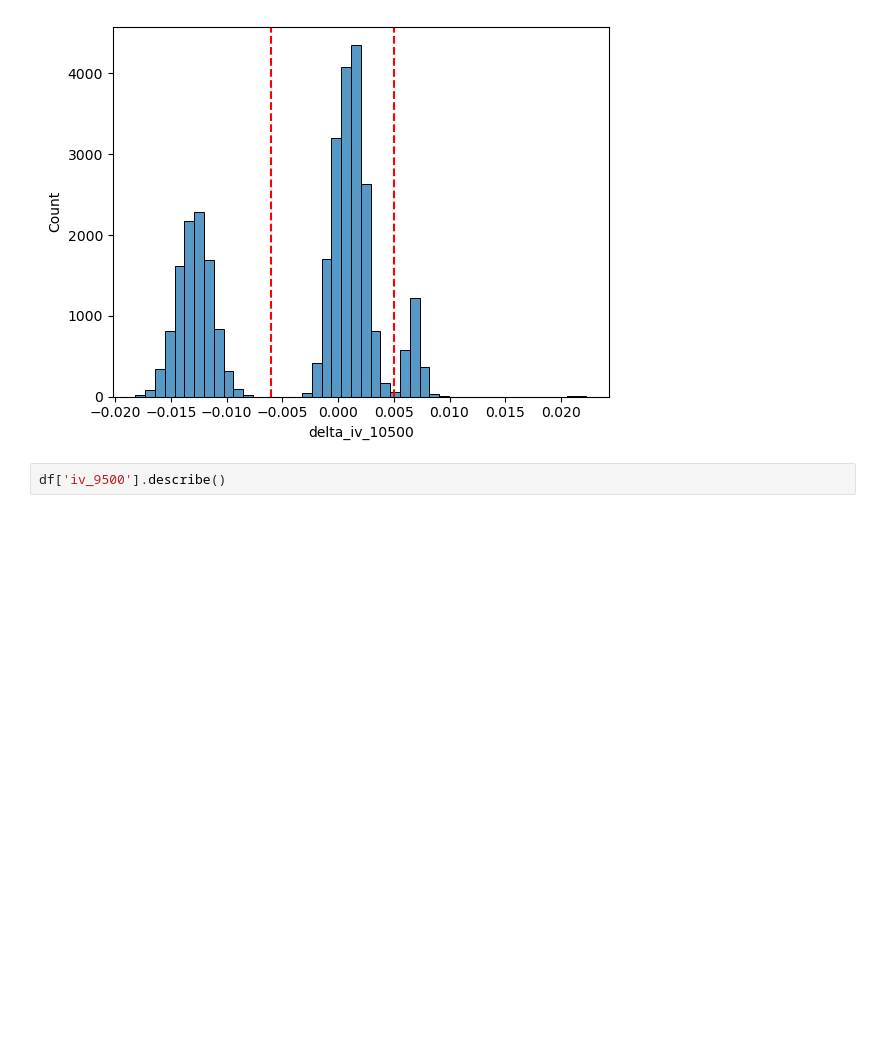
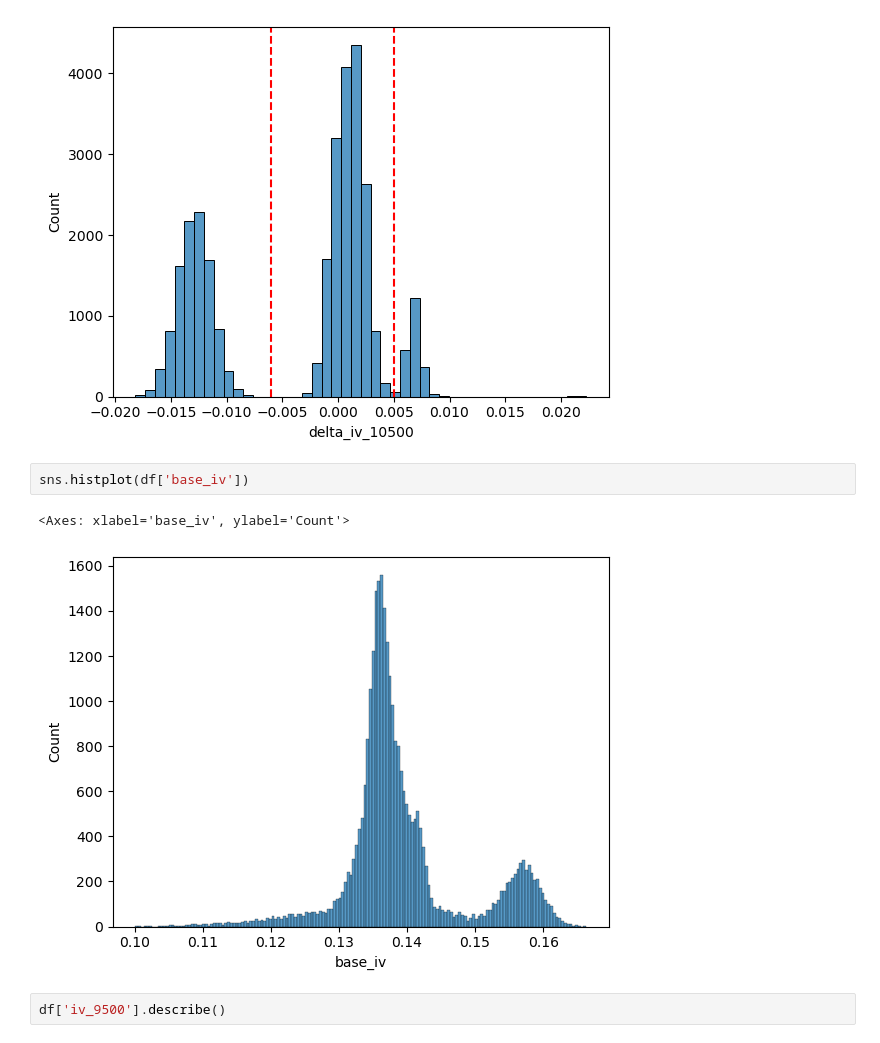
Before and after one commit to IMC-Prosperity-Granite-Flow/IMC_Prosperity3_GraniteFlow, a Jupyter notebook: src/analysis/round3/main.ipynb, the cells around one changed output. Drawn from its saved outputs; the diff is of its cells as text; blank space fills up the shorter version.

```diff
--- a/src/analysis/round3/main.ipynb
+++ b/src/analysis/round3/main.ipynb
@@ -124,6 +124,11 @@ plt.axvline(x = -0.006, color='r', linestyle='--')
 # %% [output]
 <matplotlib.lines.Line2D at 0x...>
 [figure]
+# %%
+sns.histplot(df['base_iv'])
+# %% [output]
+<Axes: xlabel='base_iv', ylabel='Count'>
+[figure, added]
 # %%
 df['iv_9500'].describe()
 # %% [output]
```
Also changed, not shown: 2 other files.
